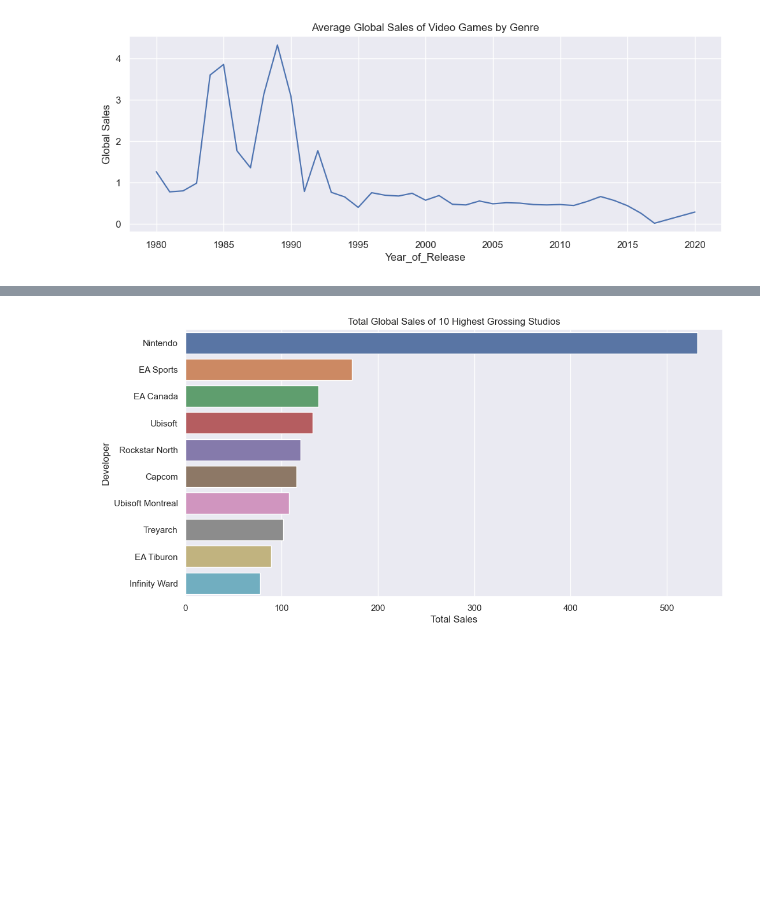
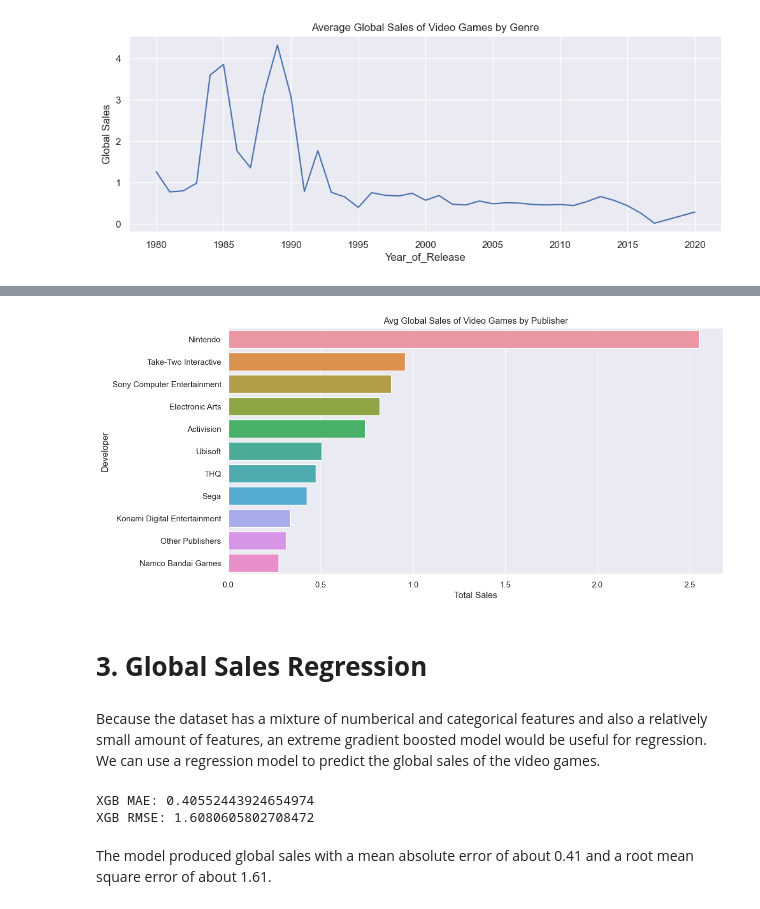
Before and after one commit to skalenjr/Video-Games-Sales-Analysis, a Jupyter notebook: VideoGames.ipynb, the cells around one changed output, grey strips where cells are left out. Cells and saved outputs as stored; diff of their text form; code cells hidden in the pictures; blank space fills up the shorter version.

Commit message:
Added regression of global sales

```diff
--- a/VideoGames.ipynb
+++ b/VideoGames.ipynb
@@ -179,7 +184,5 @@ The 'tbd' user scores need to be replaced with NaN values and the data type shou
 # %%
 video_games_df['Year_of_Release'] = video_games_df['Year_of_Release'].astype(np.int64)
-video_games_df['User_Score'] = video_games_df['User_Score'].str.replace('tbd', 'NaN')
-video_games_df['User_Score'] = video_games_df['User_Score'].astype(np.float64)
 video_games_df['User_Score'] = video_games_df['User_Score'] * 10
 
 print(video_games_df.dtypes)
@@ -641,0 +700,3 @@ Name: Developer, Length: 1680, dtype: int64
+# %%
+pub_counts = video_games_df['Publisher'].value_counts()
+pub_counts
@@ -642,12 +716,14 @@ Name: Developer, Length: 1680, dtype: int64
 # %%
-developers = video_games_df.groupby('Developer')['Name'].count().sort_values(ascending=False).iloc[:10]
-developers = developers.to_frame(name='num_games')
-developers['Developer'] = developers.index
-developers.index = range(len(developers.index))
+#pub_df = video_games_df.copy()
+video_games_df['Publisher'] = video_games_df['Publisher'].apply(lambda s: s if s not in pub_counts[10:] else 'Other Publishers')
+pub = video_games_df.groupby('Publisher')['Name'].count().sort_values(ascending=False)
+pub = pub.to_frame(name='num_games')
+pub['Developer'] = pub.index
+pub.index = range(len(pub.index))
 
 plt.figure(figsize=(12,6))
-plt.title('Number of Games Released By 10 Most Common Developers')
-ax = sns.barplot(y="Developer", x='num_games', data=developers)
+plt.title('Number of Games Released By Each Publisher')
+ax = sns.barplot(y="Developer", x='num_games', data=pub)
 plt.xlabel('Number of Games')
 plt.show()
 # %% [output]
@@ -655,13 +731,17 @@ plt.show()
 # %%
-dev_total = video_games_df.groupby('Developer')['Global_Sales'].sum().sort_values(ascending=False).iloc[:10]
-dev_total = dev_total.to_frame(name='total_sales')
-dev_total['Developer'] = dev_total.index
-dev_total.index = range(len(dev_total.index))
+pub_total = video_games_df.groupby('Publisher')['Global_Sales'].mean().sort_values(ascending=False)
+pub_total = pub_total.to_frame(name='total_sales')
+pub_total['Developer'] = pub_total.index
+pub_total.index = range(len(pub_total.index))
 
 plt.figure(figsize=(12,6))
-plt.title('Total Global Sales of 10 Highest Grossing Studios')
-ax = sns.barplot(y="Developer", x='total_sales', data=dev_total)
+plt.title('Avg Global Sales of Video Games by Publisher')
+ax = sns.barplot(y="Developer", x='total_sales', data=pub_total)
 plt.xlabel('Total Sales')
 plt.show()
 # %% [output]
-[figure, old version]
+[figure, new version]
+# %% [markdown]
+# **3. Global Sales Regression**
+# %% [markdown]
+Because the dataset has a mixture of numberical and categorical features and also a relatively small amount of features, an extreme gradient boosted model would be useful for regression. We can use a regression model to predict the global sales of the video games.
@@ -667,0 +760,12 @@ plt.show()
+# %%
+model_xgb = XGBRegressor()
+model_xgb.fit(X_train, y_train)
+
+pred_xgb = model_xgb.predict(X_test)
+print('XGB MAE:', mean_absolute_error(y_test, pred_xgb))
+print('XGB RMSE:', sqrt(mean_squared_error(y_test, pred_xgb)))
+# %% [output]
+XGB MAE: 0.40552443924654974
+XGB RMSE: 1.6080605802708472
+# %% [markdown]
+The model produced global sales with a mean absolute error of about 0.41 and a root mean square error of about 1.61.
```
Also changed, not shown: parts of 25 cells of this notebook, 2 other files.
